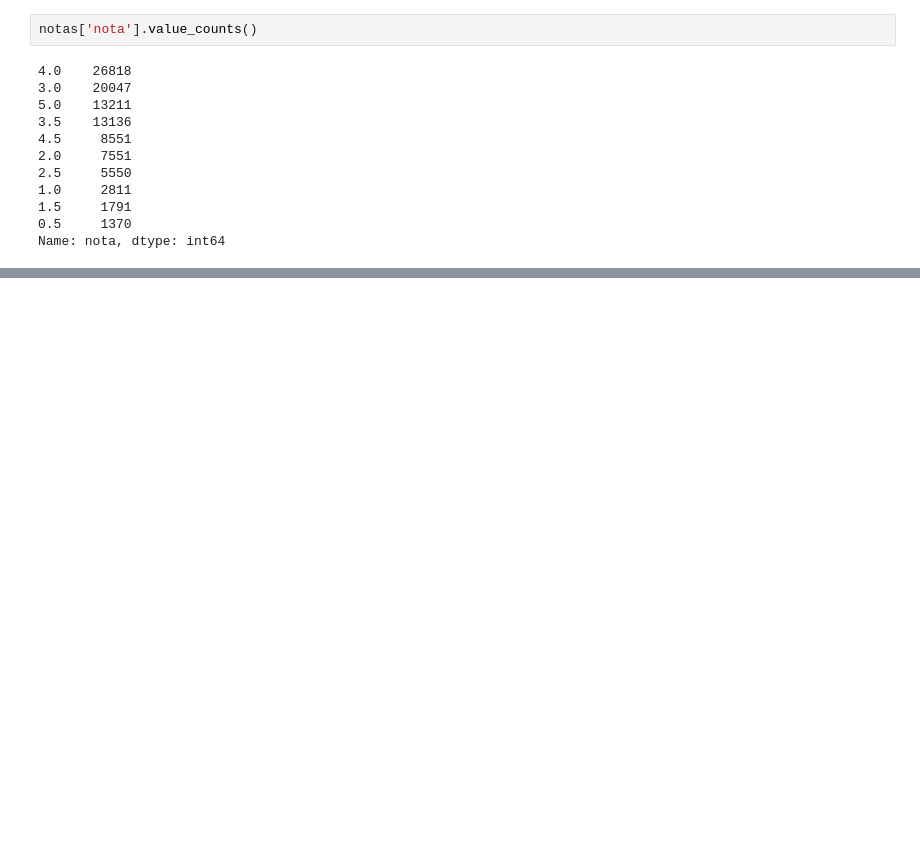
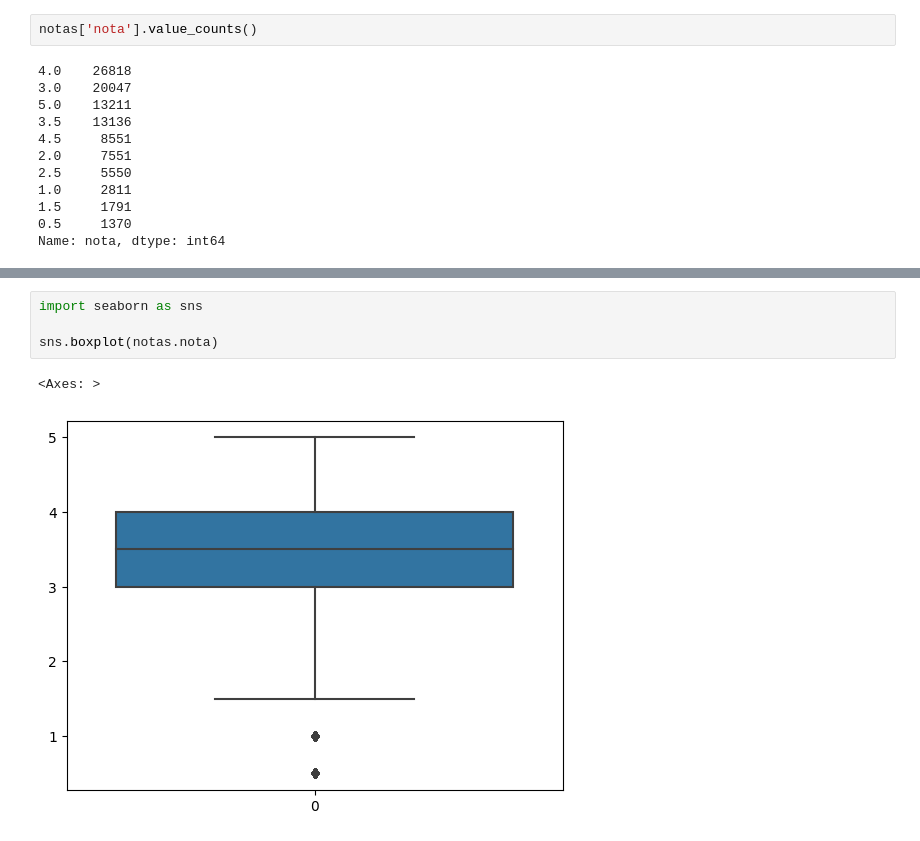
Before and after one commit to LRFNDS/iniciando-em-data-science, a Jupyter notebook: introdução_a_Data_Science_ok.ipynb, the cells around one changed output, grey strips where cells are left out. Drawn from its saved outputs; the diff is of its cells as text; blank space fills up the shorter version.

```diff
--- a/introdução_a_Data_Science_ok.ipynb
+++ b/introdução_a_Data_Science_ok.ipynb
@@ -51,0 +80,7 @@ notas['nota'].mean()
+# %%
+import seaborn as sns
+
+sns.boxplot(notas.nota)
+# %% [output]
+<Axes: >
+[figure, added]
```
Also changed, not shown: parts of 4 cells of this notebook.
